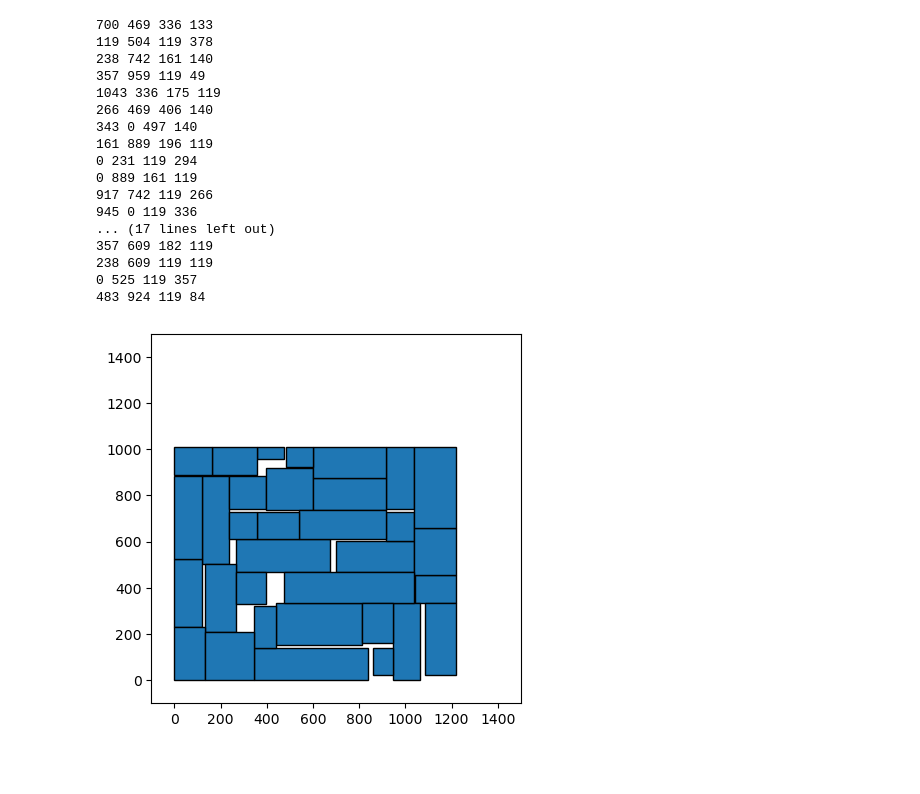
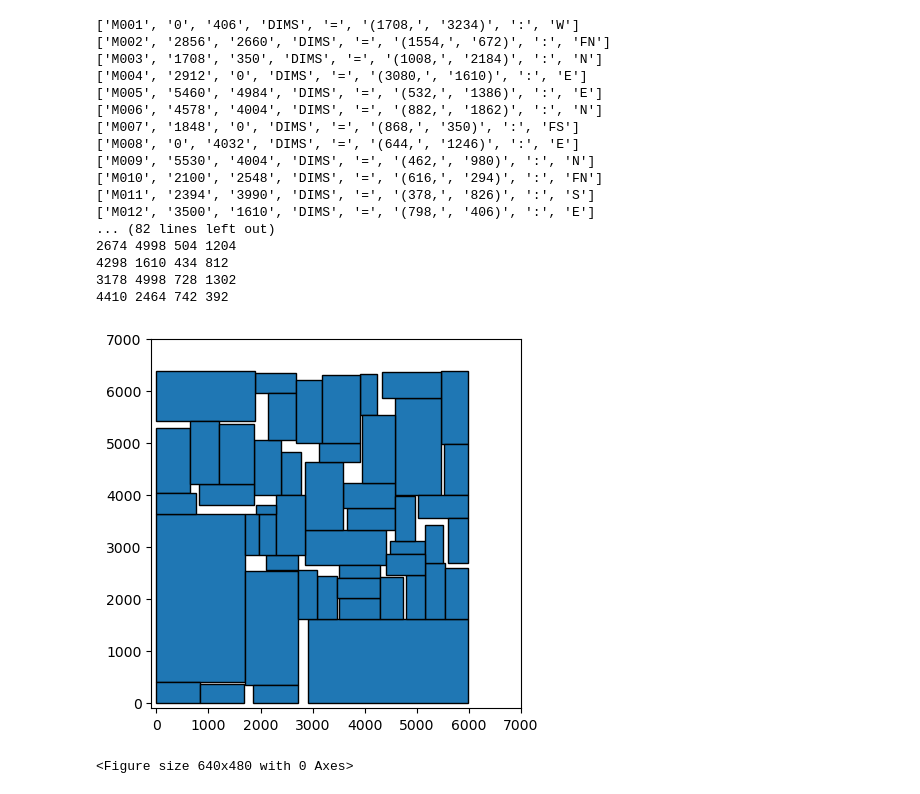
Before and after one commit to shubham4104/OptiPlan-Iterative-Chip-Floorplanning-with-Generative-Models, a Jupyter notebook: Visualise_Data.ipynb, the cells around one changed output. Cells and saved outputs as stored; diff of their text form; code cells hidden in the pictures; blank space fills up the shorter version.

```diff
--- a/Visualise_Data.ipynb
+++ b/Visualise_Data.ipynb
@@ -8,7 +8,7 @@ def parse_blocks_file(file_path):
         for line in file:
             if line.strip():  # Ignore empty lines
                 parts = line.split()
-                if parts[0]=="VSS":
+                if parts[0]in ["VSS","N024"]:
                     break
                 if len(parts) >= 5:
                     block_name = parts[0]
@@ -16,6 +16,7 @@ def parse_blocks_file(file_path):
                     y = int(parts[2])
 
                     # Extract width and height from the string, removing parentheses
+                    print(parts)
                     part1 = parts[5].replace(',', '').replace('(', '')
                     part2 = parts[6].replace('(', '').replace(')', '')
                     width = int(part1)
@@ -49,32 +50,35 @@ def generate_image(blocks):
 #         if direction:
 #             ax.text(x + width / 2, y + height / 2, direction, ha='center', va='center', color='white')
 
-    ax.set_xlim(-100, 1500)  # Adjust the axis limits as needed
-    ax.set_ylim(-100, 1500)
+    ax.set_xlim(-100, 7000)  # Adjust the axis limits as needed
+    ax.set_ylim(-100, 7000)
     ax.set_aspect('equal', 'box')
     #plt.gca().invert_yaxis()  # Invert y-axis to match typical coordinate systems
     plt.show()
+    plt.savefig('fig2.pdf')
 # %%
-file_path = "Dataset/out4/out4.pl"  # Replace with the actual path to your file
+#file_path = "TESTS/ami49.pl"  # Replace with the actual path to your file
+file_path = "Dataset2/out2/out2.pl"  # Replace with the actual path to your file
 blocks = parse_blocks_file(file_path)
 generate_image(blocks)
 # %% [output]
-700 469 336 133
-119 504 119 378
-238 742 161 140
-357 959 119 49
-1043 336 175 119
-266 469 406 140
-343 0 497 140
-161 889 196 119
-0 231 119 294
-0 889 161 119
-917 742 119 266
-945 0 119 336
-... (17 lines left out)
-357 609 182 119
-238 609 119 119
-0 525 119 357
-483 924 119 84
+['M001', '0', '406', 'DIMS', '=', '(1708,', '3234)', ':', 'W']
+['M002', '2856', '2660', 'DIMS', '=', '(1554,', '672)', ':', 'FN']
+['M003', '1708', '350', 'DIMS', '=', '(1008,', '2184)', ':', 'N']
+['M004', '2912', '0', 'DIMS', '=', '(3080,', '1610)', ':', 'E']
+['M005', '5460', '4984', 'DIMS', '=', '(532,', '1386)', ':', 'E']
+['M006', '4578', '4004', 'DIMS', '=', '(882,', '1862)', ':', 'N']
+['M007', '1848', '0', 'DIMS', '=', '(868,', '350)', ':', 'FS']
+['M008', '0', '4032', 'DIMS', '=', '(644,', '1246)', ':', 'E']
+['M009', '5530', '4004', 'DIMS', '=', '(462,', '980)', ':', 'N']
+['M010', '2100', '2548', 'DIMS', '=', '(616,', '294)', ':', 'FN']
+['M011', '2394', '3990', 'DIMS', '=', '(378,', '826)', ':', 'S']
+['M012', '3500', '1610', 'DIMS', '=', '(798,', '406)', ':', 'E']
+... (82 lines left out)
+2674 4998 504 1204
+4298 1610 434 812
+3178 4998 728 1302
+4410 2464 742 392
-[figure, old version]
+[figure, new version]
+<Figure size 640x480 with 0 Axes>
 # %%
```
Also changed, not shown: parts of 1 cell of this notebook, 6 other files.
